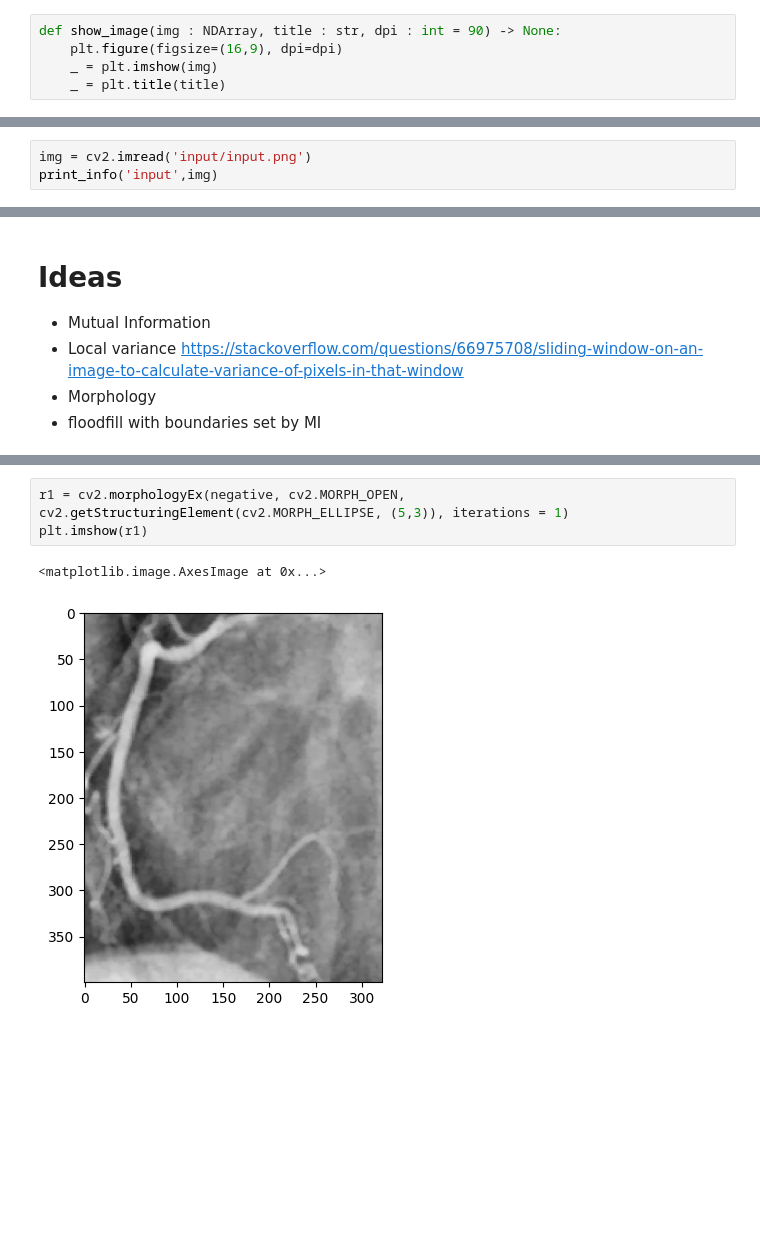
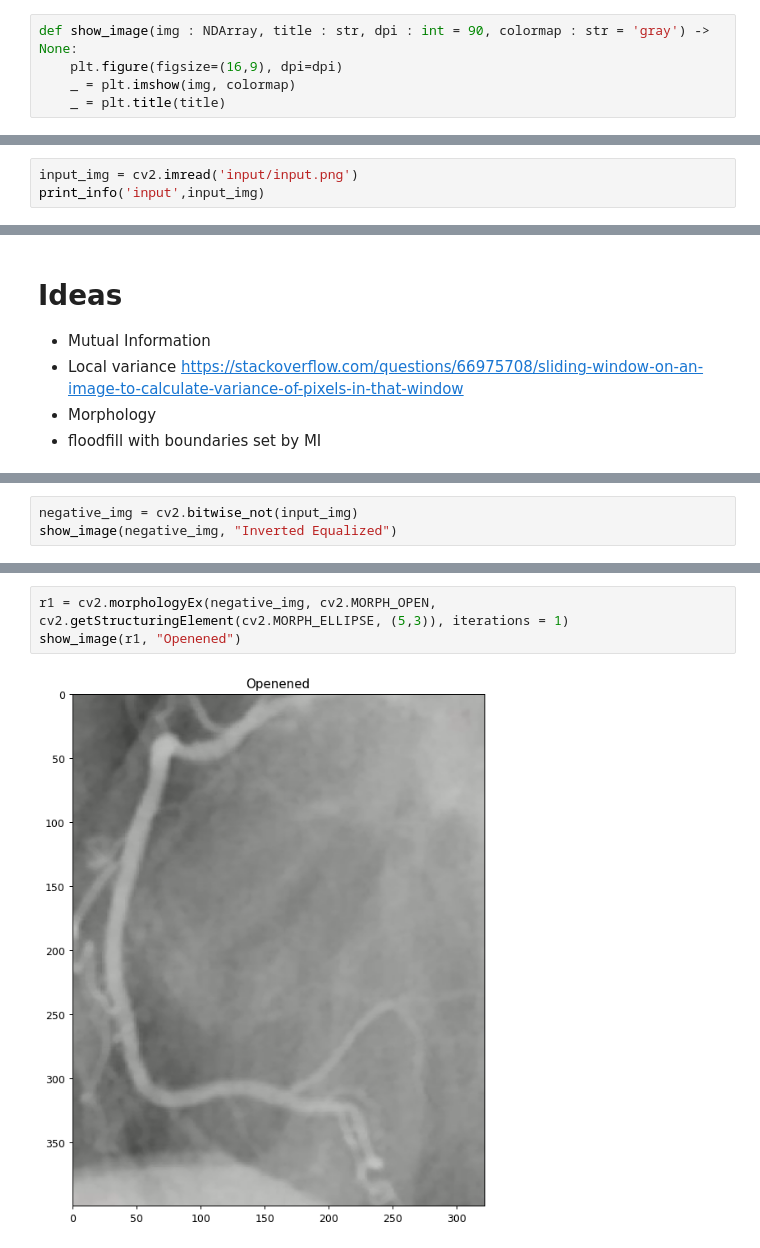
Before and after one commit to jbenshetler/vessel_segmentation, a Jupyter notebook: seg.ipynb, the cells around one changed output, grey strips where cells are left out. Drawn from its saved outputs; the diff is of its cells as text; blank space fills up the shorter version.

```diff
--- a/seg.ipynb
+++ b/seg.ipynb
@@ -18,7 +28,7 @@ from typing import List, Tuple
 def print_info(name : str, var : NDArray ) -> None:
     print(f"{name}.shape={var.shape} {name}.dtype={var.dtype}")
 # %%
-def show_image(img : NDArray, title : str, dpi : int = 90) -> None:
+def show_image(img : NDArray, title : str, dpi : int = 90, colormap : str = 'gray') -> None:
     plt.figure(figsize=(16,9), dpi=dpi)
-    _ = plt.imshow(img)
+    _ = plt.imshow(img, colormap)
     _ = plt.title(title)
@@ -25,4 +70,4 @@ def show_image(img : NDArray, title : str, dpi : int = 90) -> None:
 # %%
-img = cv2.imread('input/input.png')
-print_info('input',img)
+input_img = cv2.imread('input/input.png')
+print_info('input',input_img)
 # %% [output]
@@ -274,0 +307,3 @@ plt.imshow( negative )
+# %%
+negative_img = cv2.bitwise_not(input_img)
+show_image(negative_img, "Inverted Equalized")
@@ -275,8 +312,7 @@ plt.imshow( negative )
 # %%
-r1 = cv2.morphologyEx(negative, cv2.MORPH_OPEN, cv2.getStructuringElement(cv2.MORPH_ELLIPSE, (5,3)), iterations = 1)
-plt.imshow(r1)
+r1 = cv2.morphologyEx(negative_img, cv2.MORPH_OPEN, cv2.getStructuringElement(cv2.MORPH_ELLIPSE, (5,3)), iterations = 1)
+show_image(r1, "Openened")
 # %% [output]
-<matplotlib.image.AxesImage at 0x...>
-[figure, old version]
+[figure, new version]
 # %%
 r2 = cv2.morphologyEx(r1, cv2.MORPH_CLOSE, cv2.getStructuringElement(cv2.MORPH_ELLIPSE, (5,5)), iterations = 1)
```
Also changed, not shown: parts of 46 cells of this notebook.
